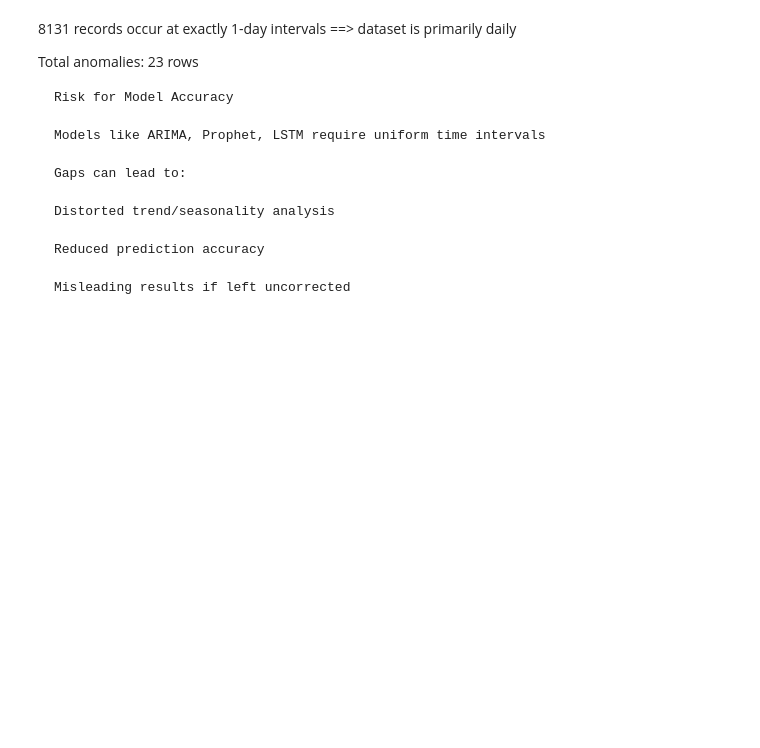
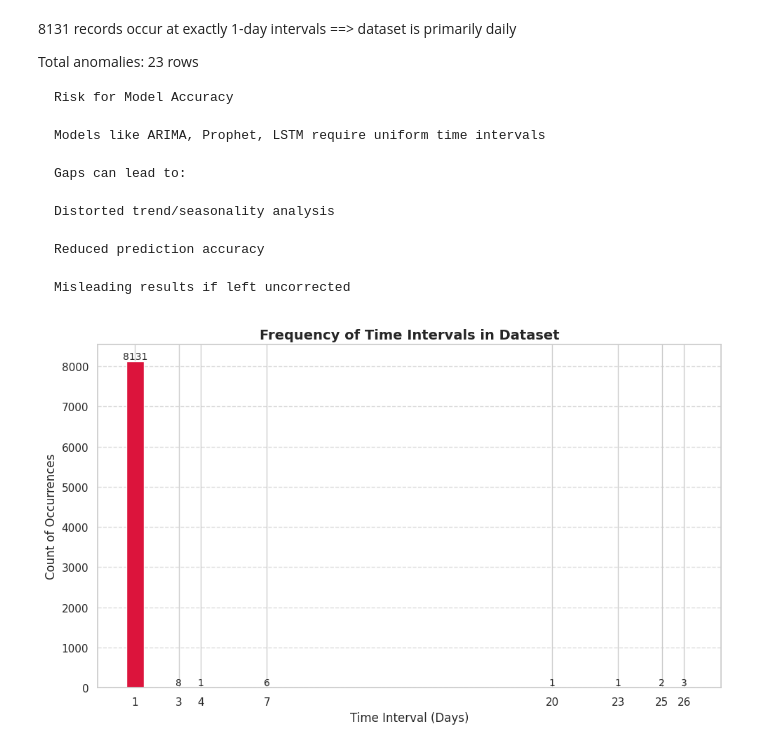
Before and after one commit to NiloofarSoltani-2/Smart-Water-Management, a Jupyter notebook: smart_water_management.ipynb, the cells around one changed output. Cells and saved outputs as stored; diff of their text form; code cells hidden in the pictures; blank space fills up the shorter version.

```diff
--- a/smart_water_management.ipynb
+++ b/smart_water_management.ipynb
@@ -103,3 +103,24 @@ Total anomalies: 23 rows
     Reduced prediction accuracy
 
     Misleading results if left uncorrected
+# %%
+time_deltas = df.index.to_series().diff().value_counts().sort_index()
+delta_days = time_deltas.index.days
+counts = time_deltas.values
+
+plt.figure(figsize=(10, 6))
+bars = plt.bar(delta_days, counts, color='crimson')
+plt.title('Frequency of Time Intervals in Dataset', fontsize=14, weight='bold')
+plt.xlabel('Time Interval (Days)', fontsize=12)
+plt.ylabel('Count of Occurrences', fontsize=12)
+plt.xticks(delta_days)
+
+for i in range(len(delta_days)):
+    plt.text(delta_days[i], counts[i] + 0.5, str(counts[i]),
+             ha='center', va='bottom', fontsize=10)
+
+plt.grid(axis='y', linestyle='--', alpha=0.7)
+plt.tight_layout()
+plt.show()
+# %% [output]
+[figure, added]
```
